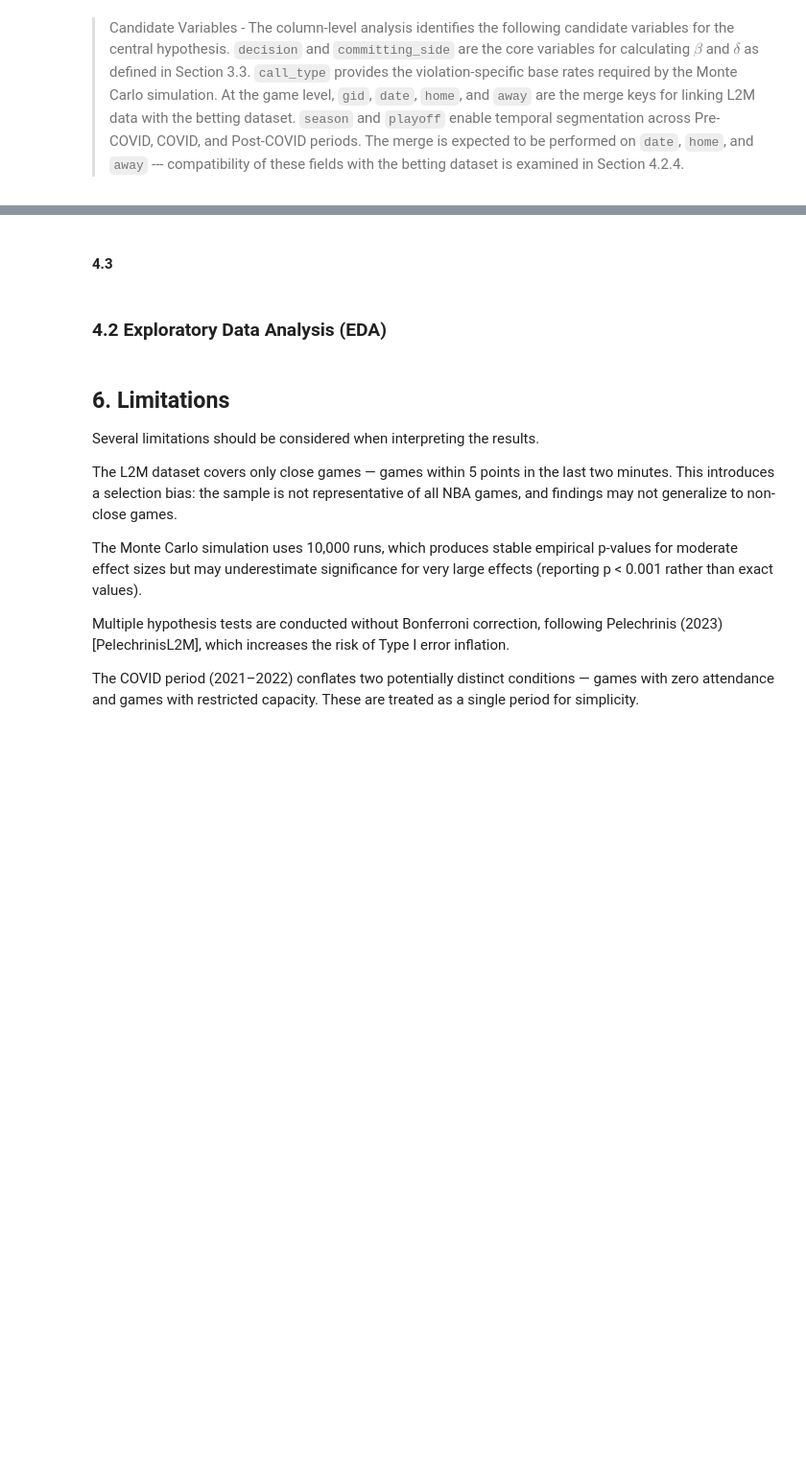
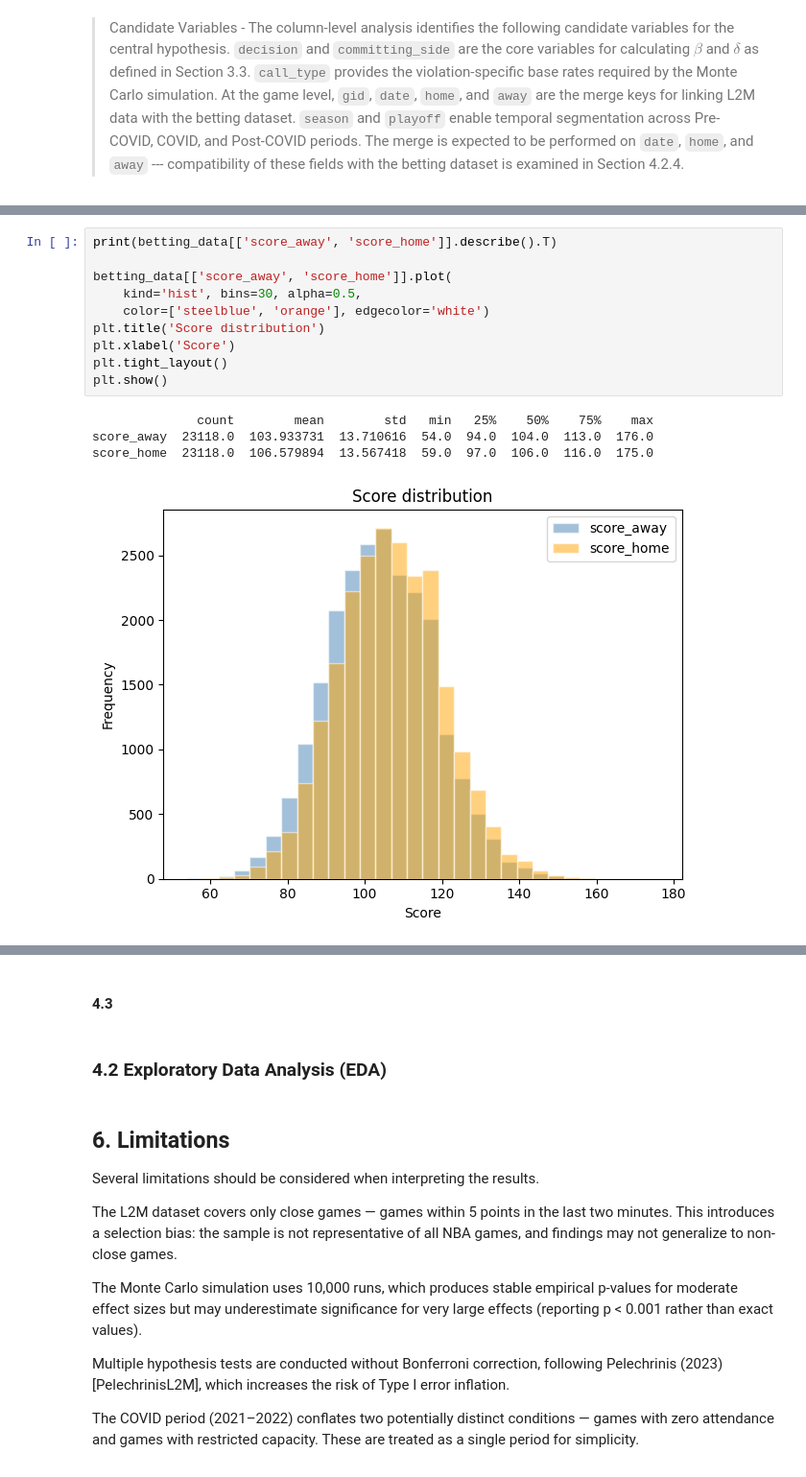
Before and after one commit to RoumenNikolov/decision-bias-study, a Jupyter notebook: bias_analysis.ipynb, the cells around one changed output, grey strips where cells are left out. Shown at 96% size. Drawn from its saved outputs; the diff is of its cells as text; blank space fills up the shorter version.

```diff
--- a/bias_analysis.ipynb
+++ b/bias_analysis.ipynb
@@ -1221,0 +1419,15 @@ print(nba_data[keep_cols].head())
+# %%
+print(betting_data[['score_away', 'score_home']].describe().T)
+
+betting_data[['score_away', 'score_home']].plot(
+    kind='hist', bins=30, alpha=0.5,
+    color=['steelblue', 'orange'], edgecolor='white')
+plt.title('Score distribution')
+plt.xlabel('Score')
+plt.tight_layout()
+plt.show()
+# %% [output]
+              count        mean        std   min   25%    50%    75%    max
+score_away  23118.0  103.933731  13.710616  54.0  94.0  104.0  113.0  176.0
+score_home  23118.0  106.579894  13.567418  59.0  97.0  106.0  116.0  175.0
+[figure, added]
```
Also changed, not shown: parts of 54 cells of this notebook, 20 other files.
